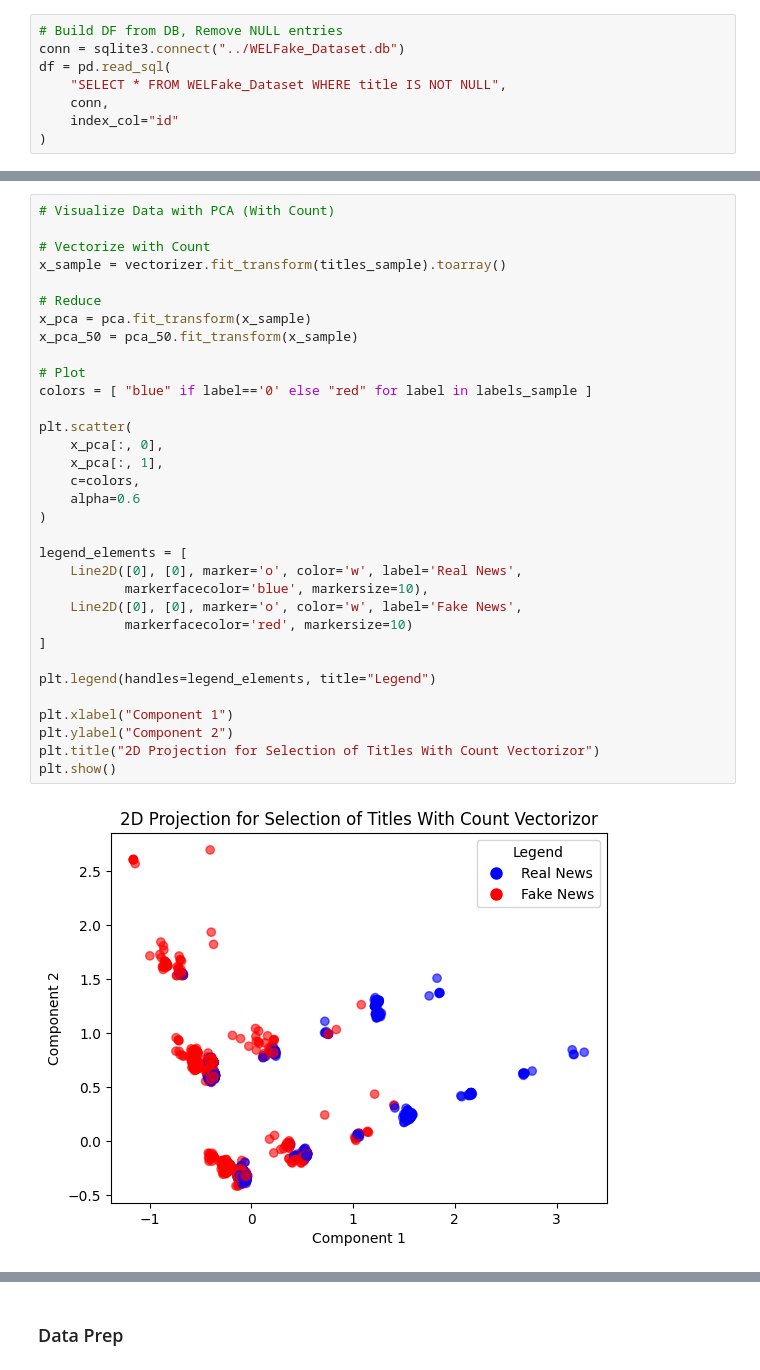
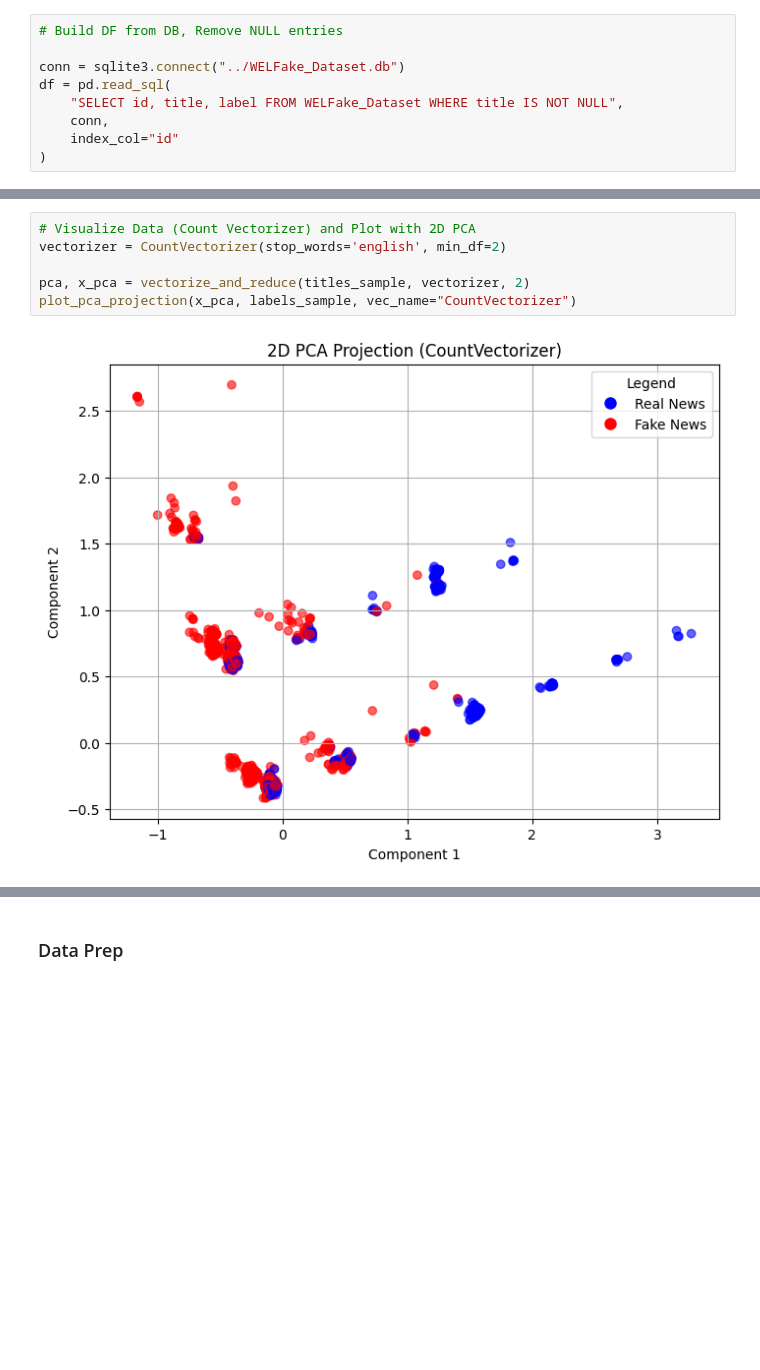
Before and after one commit to link1226/CAP4770-Project, a Jupyter notebook: notebooks/JoesNotebook.ipynb, the cells around one changed output, grey strips where cells are left out. Saved outputs shown, nothing was run; the diff lists cells and outputs as text; blank space fills up the shorter version.

```diff
--- a/notebooks/JoesNotebook.ipynb
+++ b/notebooks/JoesNotebook.ipynb
@@ -89,8 +238,9 @@ def print_lists_side_by_side(positive_list, negative_list, number, type):
 # %%
 # Build DF from DB, Remove NULL entries
+
 conn = sqlite3.connect("../WELFake_Dataset.db")
 df = pd.read_sql(
-    "SELECT * FROM WELFake_Dataset WHERE title IS NOT NULL",
+    "SELECT id, title, label FROM WELFake_Dataset WHERE title IS NOT NULL",
     conn,
     index_col="id"
 )
@@ -150,36 +282,9 @@ Z-test p-value: 0.66402
 # %%
-# Visualize Data with PCA (With Count)
+# Visualize Data (Count Vectorizer) and Plot with 2D PCA
+vectorizer = CountVectorizer(stop_words='english', min_df=2)
 
-# Vectorize with Count
-x_sample = vectorizer.fit_transform(titles_sample).toarray()
-
-# Reduce
-x_pca = pca.fit_transform(x_sample)
-x_pca_50 = pca_50.fit_transform(x_sample)
-
-# Plot
-colors = [ "blue" if label=='0' else "red" for label in labels_sample ]
-
-plt.scatter(
-    x_pca[:, 0],
-    x_pca[:, 1],
-    c=colors,
-    alpha=0.6
-)
-
-legend_elements = [
-    Line2D([0], [0], marker='o', color='w', label='Real News',
-           markerfacecolor='blue', markersize=10),
-    Line2D([0], [0], marker='o', color='w', label='Fake News',
-           markerfacecolor='red', markersize=10)
-]
-
-plt.legend(handles=legend_elements, title="Legend")
-
-plt.xlabel("Component 1")
-plt.ylabel("Component 2")
-plt.title("2D Projection for Selection of Titles With Count Vectorizor")
-plt.show()
+pca, x_pca = vectorize_and_reduce(titles_sample, vectorizer, 2)
+plot_pca_projection(x_pca, labels_sample, vec_name="CountVectorizer")
 # %% [output]
-[figure, old version]
+[figure, new version]
 # %%
```
Also changed, not shown: parts of 40 cells of this notebook, 1 other file.
